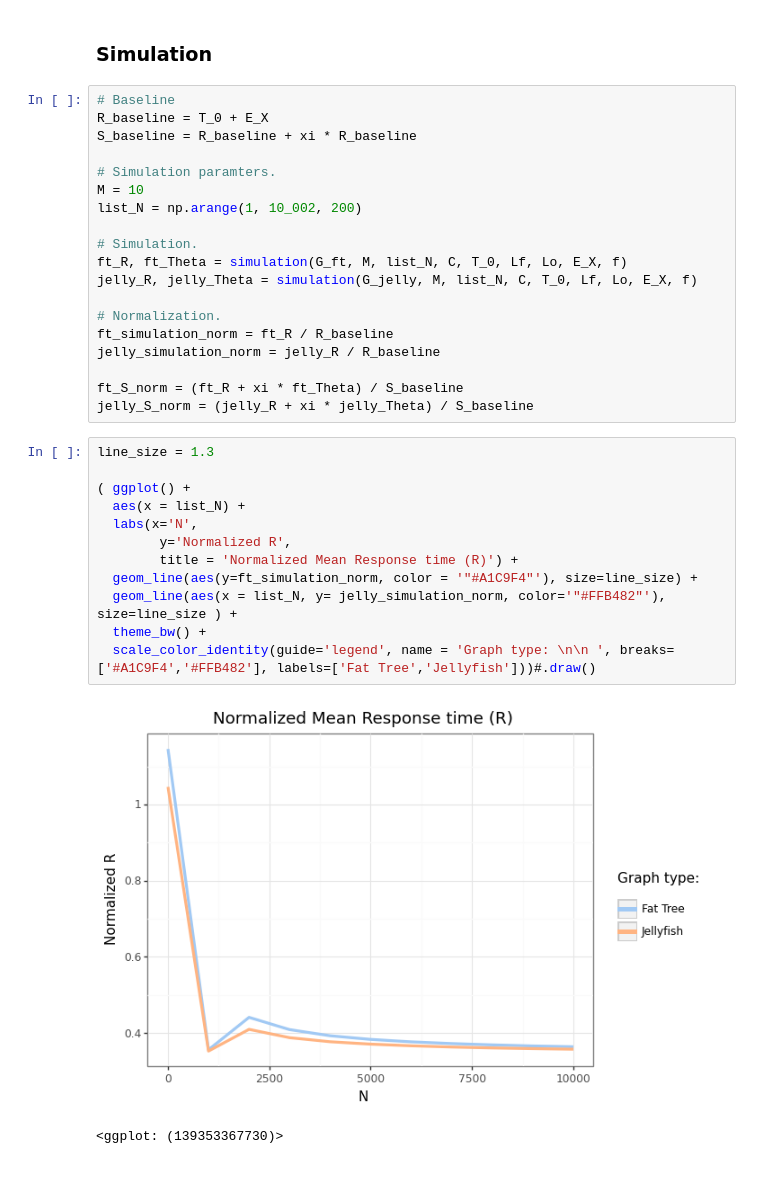
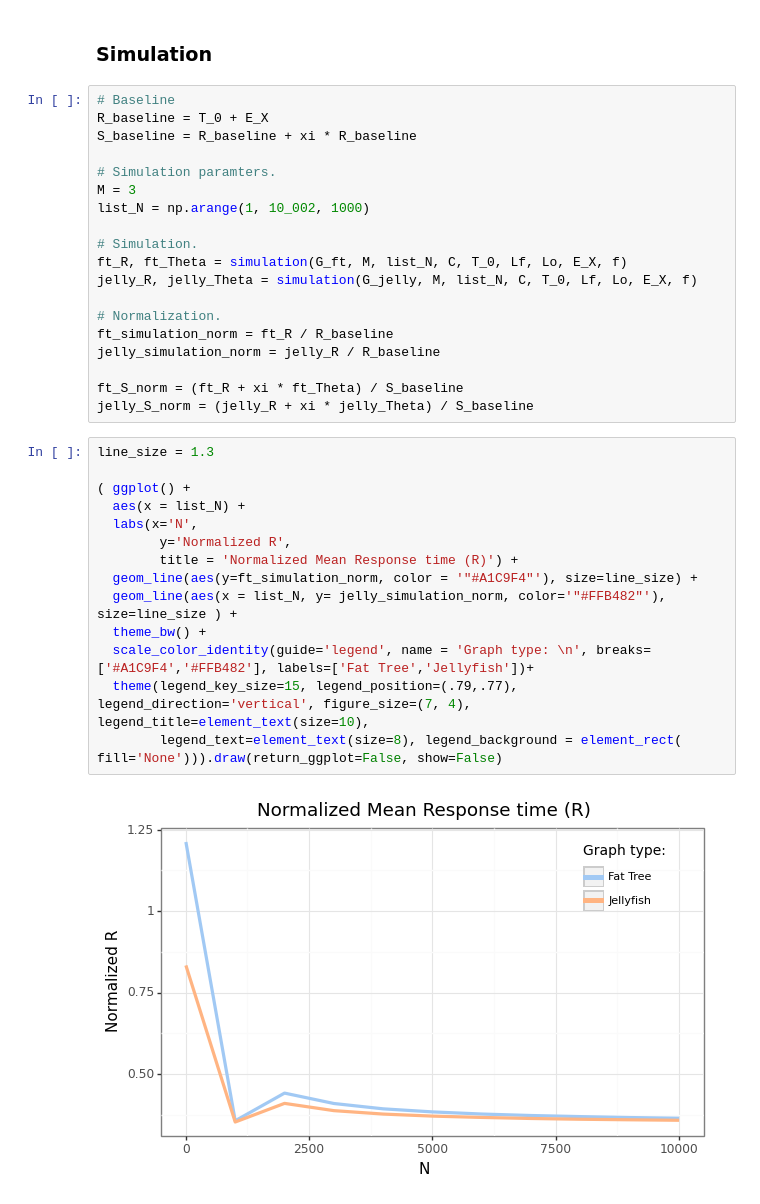
Before and after one commit to Matteo-Candi/Data_Center, a Jupyter notebook: main.ipynb, the cells around one changed output. Saved outputs shown, nothing was run; the diff lists cells and outputs as text; blank space fills up the shorter version.

```diff
--- a/main.ipynb
+++ b/main.ipynb
@@ -418,8 +421,8 @@ R_baseline = T_0 + E_X
 S_baseline = R_baseline + xi * R_baseline
 
 # Simulation paramters.
-M = 10
-list_N = np.arange(1, 10_002, 200)
+M = 3
+list_N = np.arange(1, 10_002, 1000)
 
 # Simulation.
 ft_R, ft_Theta = simulation(G_ft, M, list_N, C, T_0, Lf, Lo, E_X, f)
@@ -434,18 +437,19 @@ jelly_S_norm = (jelly_R + xi * jelly_Theta) / S_baseline
 # %%
 line_size = 1.3
 
 ( ggplot() +
   aes(x = list_N) +
   labs(x='N',
         y='Normalized R',
         title = 'Normalized Mean Response time (R)') +
   geom_line(aes(y=ft_simulation_norm, color = '"#A1C9F4"'), size=line_size) +
   geom_line(aes(x = list_N, y= jelly_simulation_norm, color='"#FFB482"'), size=line_size ) +
   theme_bw() +
-  scale_color_identity(guide='legend', name = 'Graph type: \n\n ', breaks=['#A1C9F4','#FFB482'], labels=['Fat Tree','Jellyfish']))#.draw()
+  scale_color_identity(guide='legend', name = 'Graph type: \n', breaks=['#A1C9F4','#FFB482'], labels=['Fat Tree','Jellyfish'])+
+  theme(legend_key_size=15, legend_position=(.79,.77), legend_direction='vertical', figure_size=(7, 4), legend_title=element_text(size=10),
+        legend_text=element_text(size=8), legend_background = element_rect( fill='None'))).draw(return_ggplot=False, show=False)
 # %% [output]
-[figure, old version]
+[figure, new version]
-<ggplot: (139353367730)>
 # %%
 line_size = 1.3
 
```
Also changed, not shown: parts of 6 cells of this notebook.
